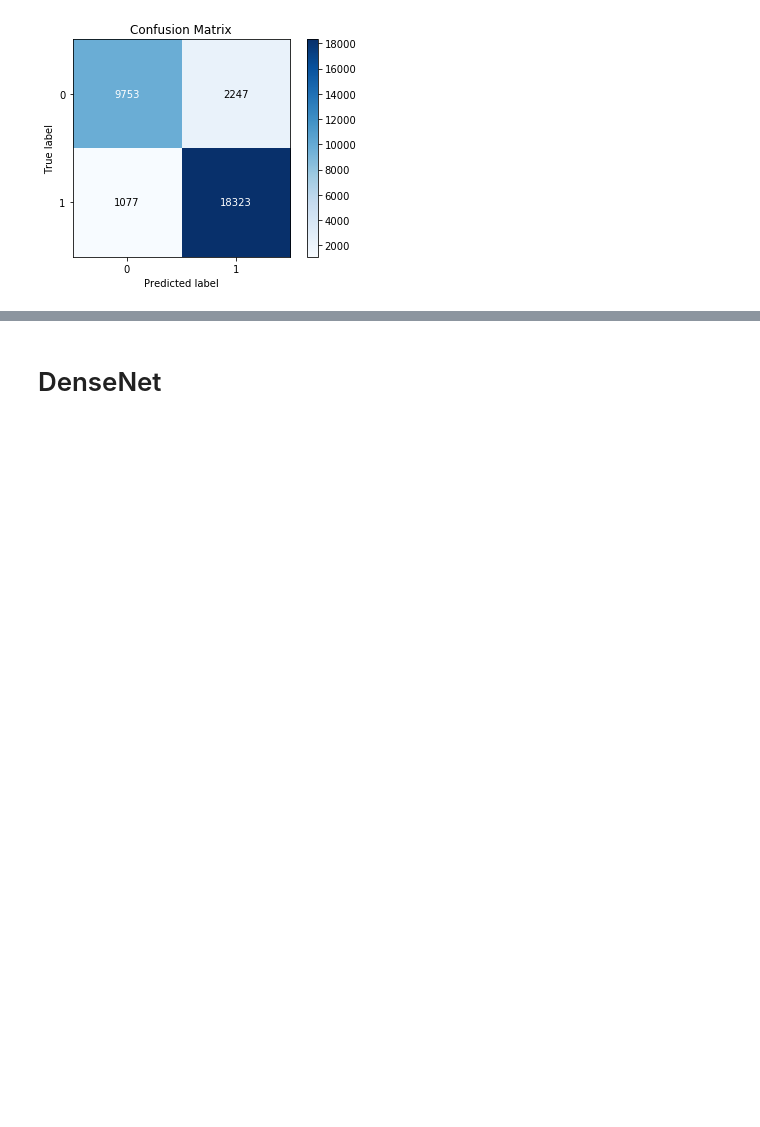
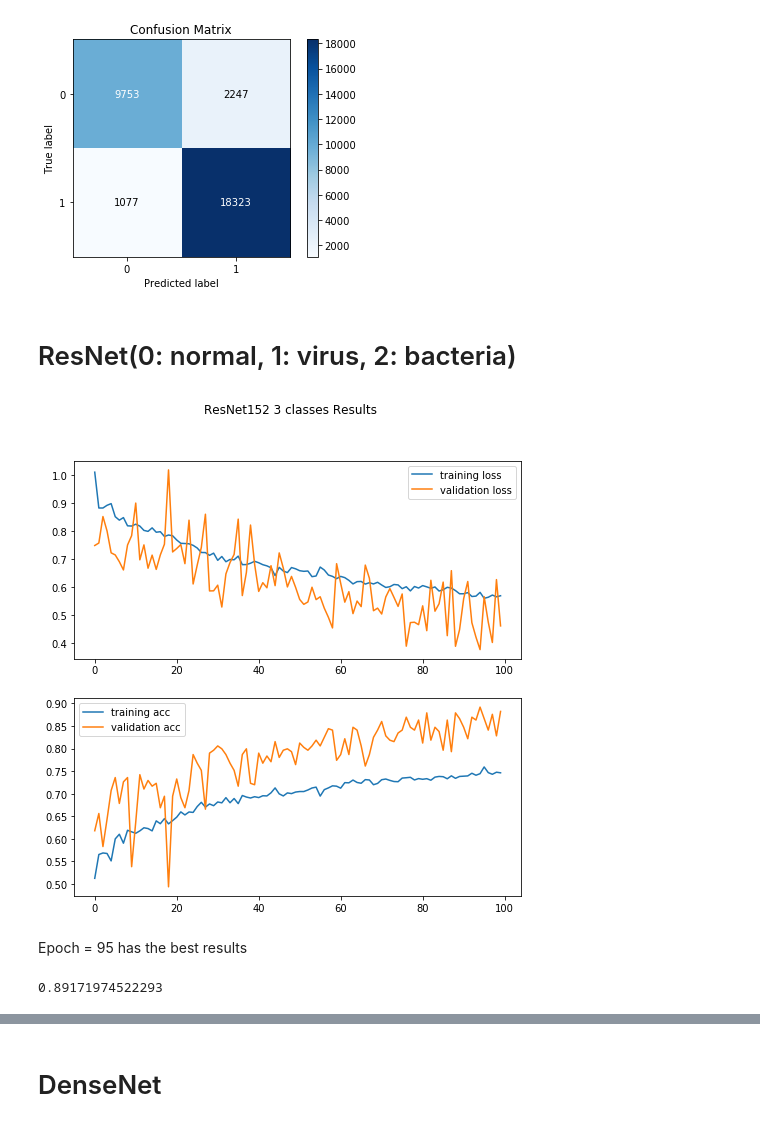
Before and after one commit to zyy2929/DeepLearningForMedicine, a Jupyter notebook: Code/visualization_results.ipynb, the cells around one changed output, grey strips where cells are left out. Drawn from its saved outputs; the diff is of its cells as text; code cells hidden in the pictures; blank space fills up the shorter version.

Commit message:
3 classes added

```diff
--- a/Code/visualization_results.ipynb
+++ b/Code/visualization_results.ipynb
@@ -45,11 +45,19 @@ history_resnet152 = pickle.load(pickle_in)
 pickle_in = open('history_resnet152_101.pkl', 'rb')
 history_resnet152_101 = pickle.load(pickle_in)
 
+# resnet152(3 classes)
+pickle_in = open('history_resnet.pkl', 'rb')
+history_resnet3 = pickle.load(pickle_in)
+
 # densenet161
 pickle_in = open('history_densenet161.pkl', 'rb')
 history_densenet161 = pickle.load(pickle_in)
 pickle_in = open('history_densenet161_197.pkl', 'rb')
 history_densenet161_197 = pickle.load(pickle_in)
+
+# densenet161（3 classes)
+pickle_in = open('history_densenet.pkl', 'rb')
+history_densenet3 = pickle.load(pickle_in)
 
 #googlenet
 pickle_in = open('history_gn21.pkl', 'rb')
@@ -104,3 +112,31 @@ skplt.metrics.plot_confusion_matrix(res_true_labels, res_pred_labels)
 <matplotlib.axes._subplots.AxesSubplot at 0x...>
 [figure]
 [figure]
+# %% [markdown]
+# ResNet(0: normal, 1: virus, 2: bacteria)
+# %%
+res_train_loss = history_resnet3['train_loss']
+res_valid_loss = history_resnet3['valid_loss']
+res_train_acc = history_resnet3['train_acc']
+res_valid_acc = history_resnet3['valid_acc']
+# %%
+fig, (ax1, ax2) = plt.subplots(2, figsize=(8,8))
+fig.suptitle('ResNet152 3 classes Results')
+
+ax1.plot(res_train_loss, label='training loss')
+ax1.plot(res_valid_loss, label='validation loss')
+ax1.legend()
+
+ax2.plot(res_train_acc, label='training acc')
+ax2.plot(res_valid_acc, label='validation acc')
+ax2.legend()
+
+plt.savefig('ResNet152_3classestrain1.jpeg')
+# %% [output]
+[figure, added]
+# %% [markdown]
+Epoch = 95 has the best results
+# %%
+res_valid_acc[95-1]
+# %% [output]
+0.89171974522293
```
Also changed, not shown: parts of 16 cells of this notebook.
